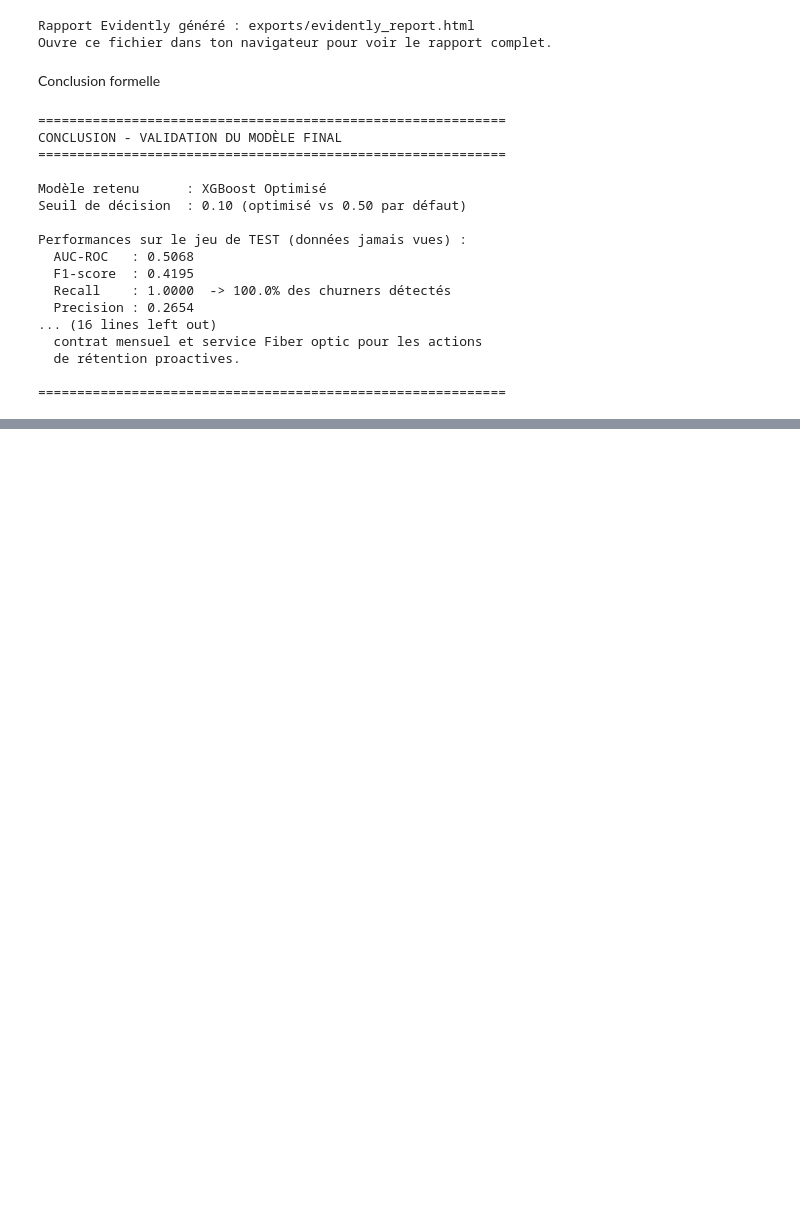
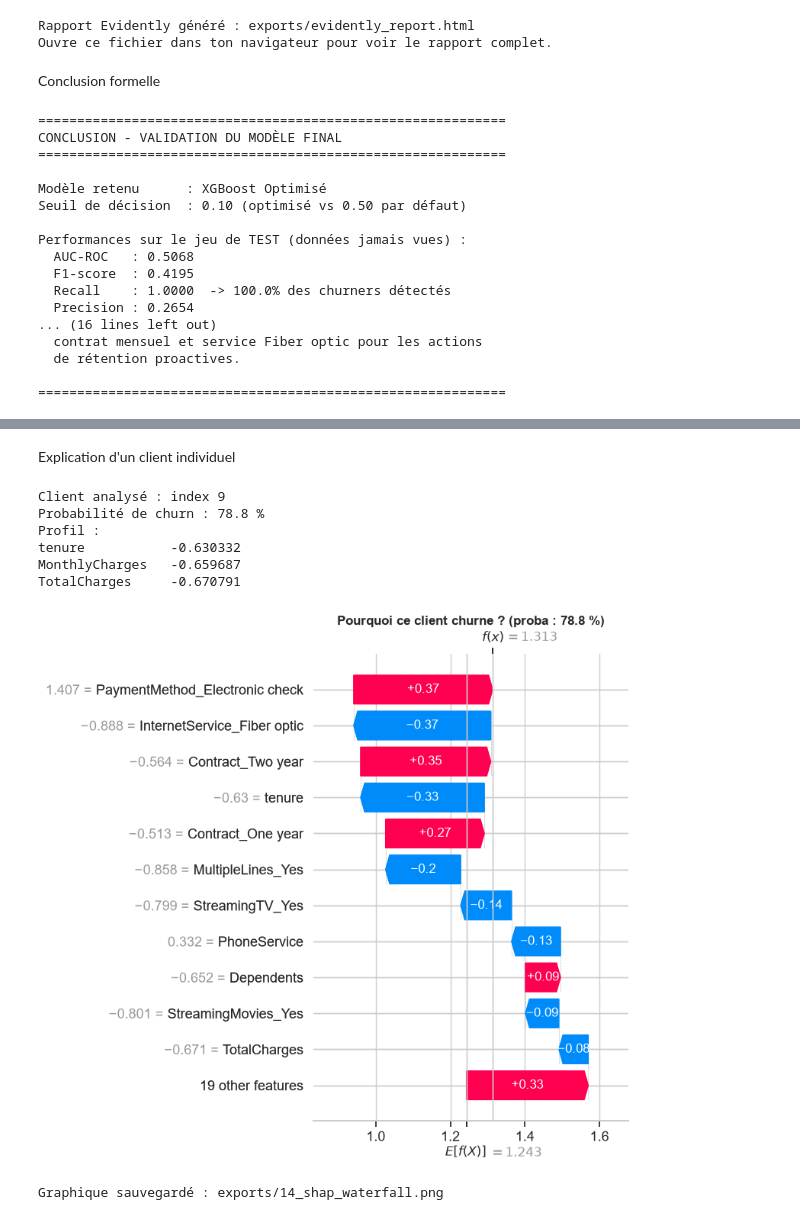
Before and after one commit to SNZAMBA65/churn_project, a Jupyter notebook: notebooks/02_modelisation_validation.ipynb, the cells around one changed output, grey strips where cells are left out. Cells and saved outputs as stored; diff of their text form; code cells hidden in the pictures; blank space fills up the shorter version.

```diff
--- a/notebooks/02_modelisation_validation.ipynb
+++ b/notebooks/02_modelisation_validation.ipynb
@@ -594,0 +638,37 @@ Performances sur le jeu de TEST (données jamais vues) :
+# %% [markdown]
+Explication d'un client individuel
+# %%
+y_proba_xgb = trained_models['XGBoost Optimisé'].predict_proba(X_test_scaled)[:, 1]
+churners_detectes = [i for i, (pred, real) in enumerate(zip(y_proba_xgb > optimal_threshold, y_test)) if pred and real == 1]
+client_idx = churners_detectes[0]
+
+print(f"Client analysé : index {client_idx}")
+print(f"Probabilité de churn : {y_proba_xgb[client_idx]*100:.1f} %")
+print(f"Profil :")
+print(X_test_df.iloc[client_idx][['tenure', 'MonthlyCharges', 'TotalCharges']].to_string())
+
+# Waterfall plot pour ce client
+shap_explanation = shap.Explanation(
+    values=shap_values[client_idx],
+    base_values=explainer.expected_value,
+    data=X_test_df.iloc[client_idx].values,
+    feature_names=feature_names
+)
+
+plt.figure(figsize=(10, 6))
+shap.waterfall_plot(shap_explanation, max_display=12, show=False)
+plt.title(f"Pourquoi ce client churne ? (proba : {y_proba_xgb[client_idx]*100:.1f} %)",
+          fontsize=12, fontweight='bold')
+plt.tight_layout()
+plt.savefig('../exports/14_shap_waterfall.png', dpi=150, bbox_inches='tight')
+plt.show()
+print("Graphique sauvegardé : exports/14_shap_waterfall.png")
+# %% [output]
+Client analysé : index 9
+Probabilité de churn : 78.8 %
+Profil :
+tenure           -0.630332
+MonthlyCharges   -0.659687
+TotalCharges     -0.670791
+[figure, added]
+Graphique sauvegardé : exports/14_shap_waterfall.png
```
Also changed, not shown: parts of 18 cells of this notebook, 7 other files.
